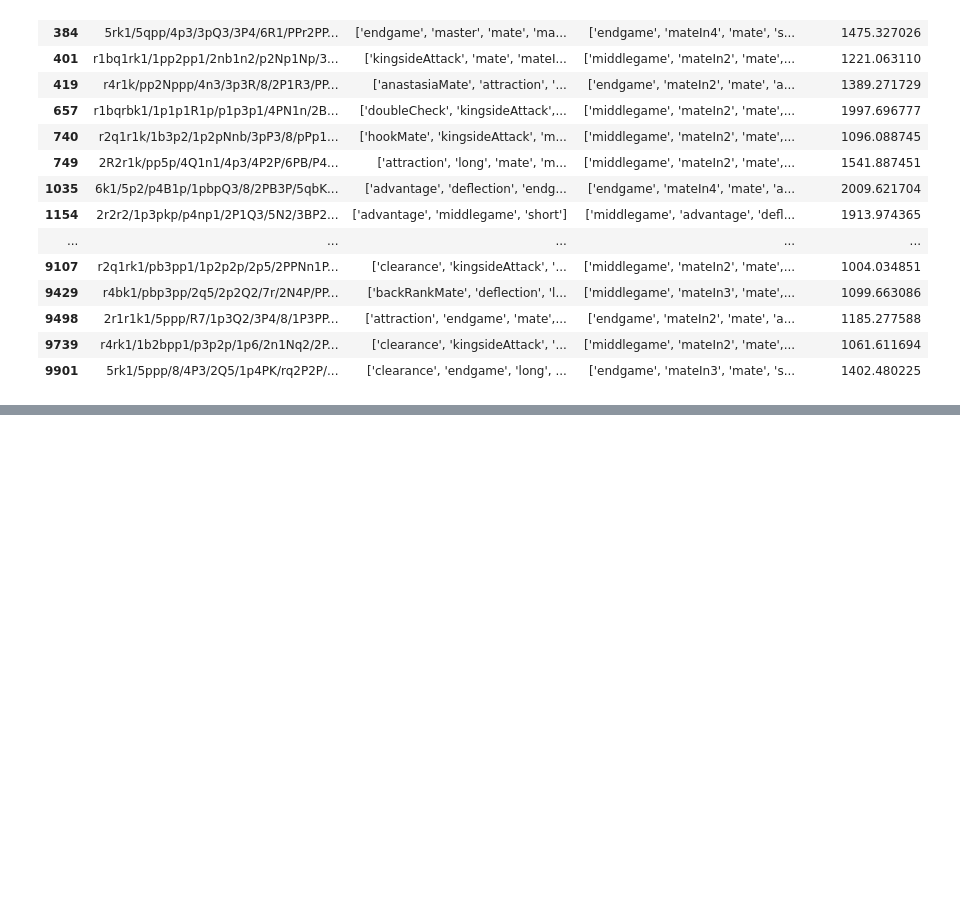
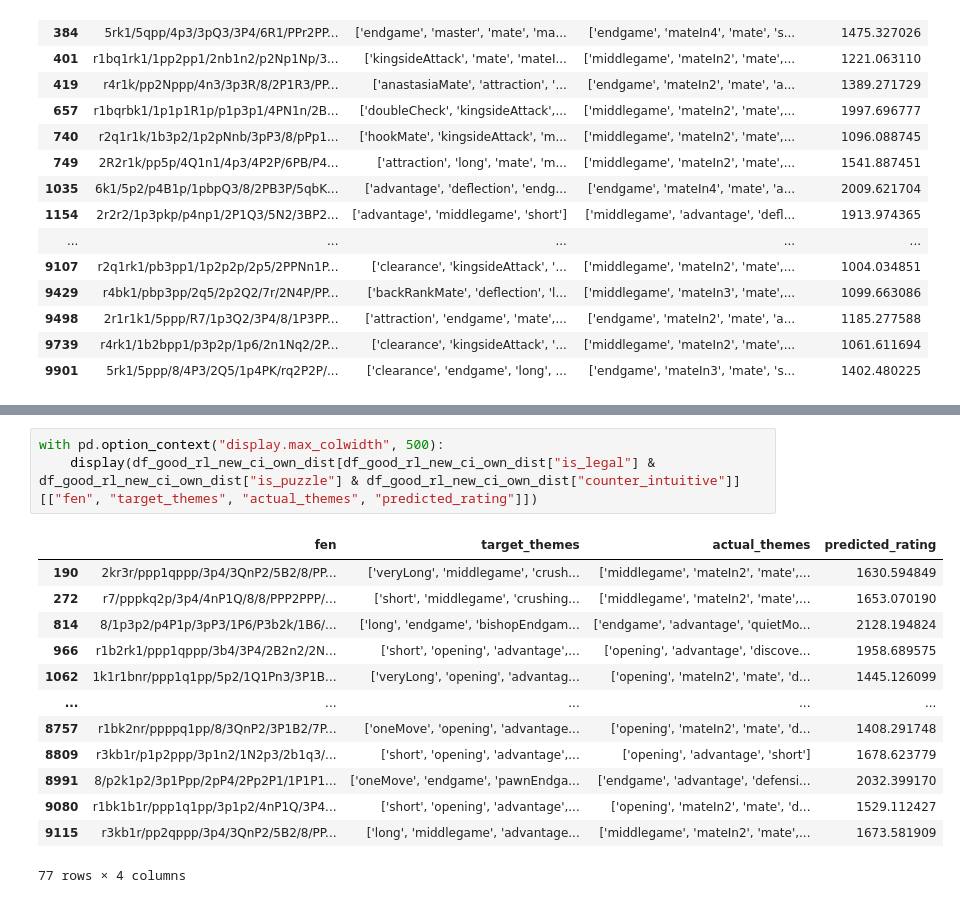
Before and after one commit to naapeli/Generating-open-source-chess-puzzles, a Jupyter notebook: src/temp.ipynb, the cells around one changed output, grey strips where cells are left out. Saved outputs shown, nothing was run; the diff lists cells and outputs as text; blank space fills up the shorter version.

```diff
--- a/src/temp.ipynb
+++ b/src/temp.ipynb
@@ -198,0 +273,17 @@ list(filter(lambda item: item.split(" ")[0] == pv, sampled_pvs))
+# %%
+with pd.option_context("display.max_colwidth", 500):
+    display(df_good_rl_new_ci_own_dist[df_good_rl_new_ci_own_dist["is_legal"] & df_good_rl_new_ci_own_dist["is_puzzle"] & df_good_rl_new_ci_own_dist["counter_intuitive"]][["fen", "target_themes", "actual_themes", "predicted_rating"]])
+# %% [output]
+|  | fen | target_themes | actual_themes | predicted_rating |
+| 190 | 2kr3r/ppp1qppp/3p4/3QnP2/5B2/8/PP... | ['veryLong', 'middlegame', 'crush... | ['middlegame', 'mateIn2', 'mate',... | 1630.594849 |
+| 272 | r7/pppkq2p/3p4/4nP1Q/8/8/PPP2PPP/... | ['short', 'middlegame', 'crushing... | ['middlegame', 'mateIn2', 'mate',... | 1653.070190 |
+| 814 | 8/1p3p2/p4P1p/3pP3/1P6/P3b2k/1B6/... | ['long', 'endgame', 'bishopEndgam... | ['endgame', 'advantage', 'quietMo... | 2128.194824 |
+| 966 | r1b2rk1/ppp1qppp/3b4/3P4/2B2n2/2N... | ['short', 'opening', 'advantage',... | ['opening', 'advantage', 'discove... | 1958.689575 |
+| 1062 | 1k1r1bnr/ppp1q1pp/5p2/1Q1Pn3/3P1B... | ['veryLong', 'opening', 'advantag... | ['opening', 'mateIn2', 'mate', 'd... | 1445.126099 |
+| ... | ... | ... | ... | ... |
+| 8757 | r1bk2nr/ppppq1pp/8/3QnP2/3P1B2/7P... | ['oneMove', 'opening', 'advantage... | ['opening', 'mateIn2', 'mate', 'd... | 1408.291748 |
+| 8809 | r3kb1r/p1p2ppp/3p1n2/1N2p3/2b1q3/... | ['short', 'opening', 'advantage',... | ['opening', 'advantage', 'short'] | 1678.623779 |
+| 8991 | 8/p2k1p2/3p1Ppp/2pP4/2Pp2P1/1P1P1... | ['oneMove', 'endgame', 'pawnEndga... | ['endgame', 'advantage', 'defensi... | 2032.399170 |
+| 9080 | r1bk1b1r/ppp1q1pp/3p1p2/4nP1Q/3P4... | ['short', 'opening', 'advantage',... | ['opening', 'mateIn2', 'mate', 'd... | 1529.112427 |
+| 9115 | r3kb1r/pp2qppp/3p4/3QnP2/5B2/8/PP... | ['long', 'middlegame', 'advantage... | ['middlegame', 'mateIn2', 'mate',... | 1673.581909 |
+77 rows × 4 columns
```
Also changed, not shown: parts of 20 cells of this notebook, 21 other files.
